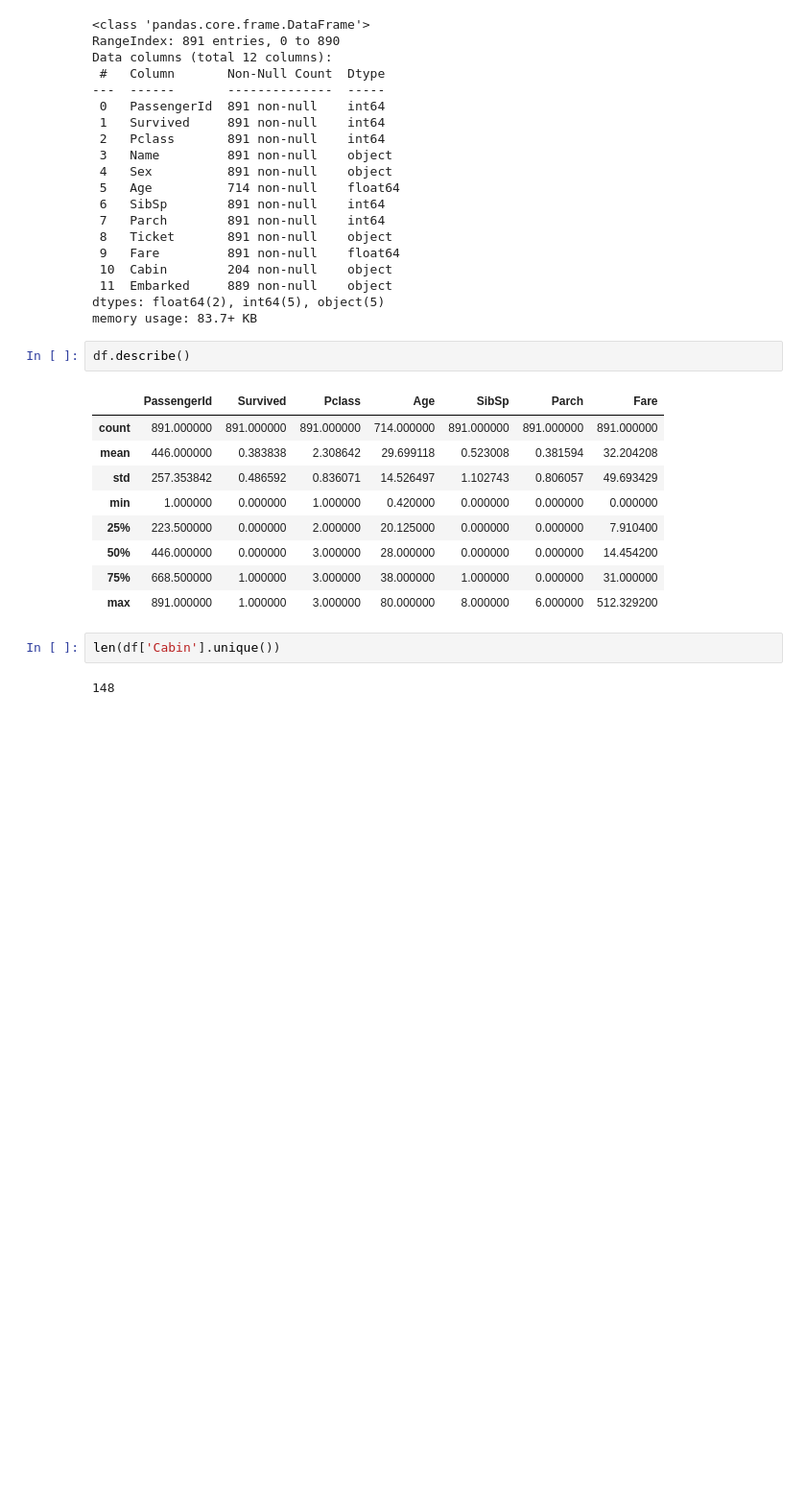
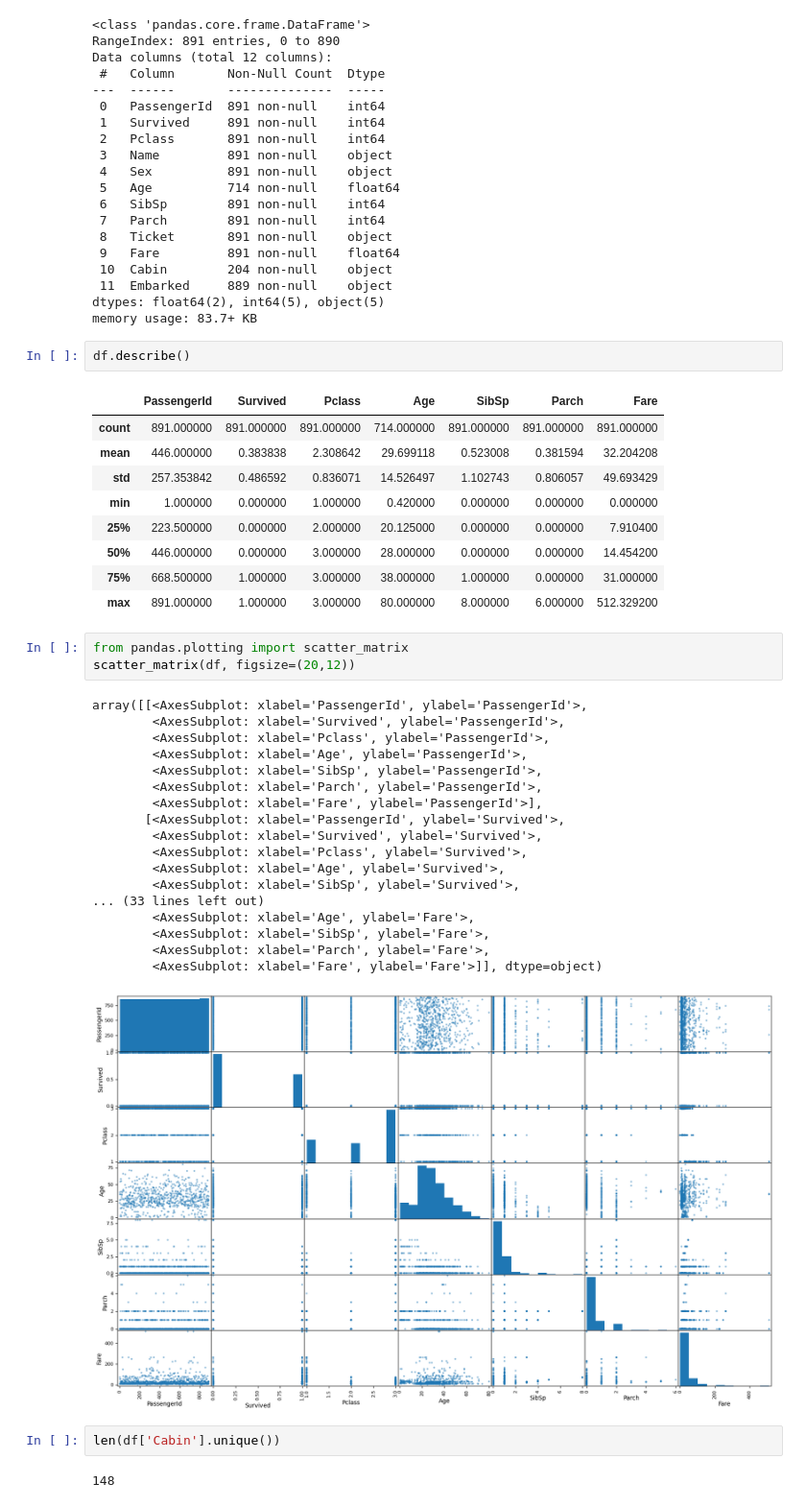
Before and after one commit to FerF8/titanic-kaggle, a Jupyter notebook: feature_engineering.ipynb, the cells around one changed output. Shown at 96% size. Cells and saved outputs as stored; diff of their text form; blank space fills up the shorter version.

```diff
--- a/feature_engineering.ipynb
+++ b/feature_engineering.ipynb
@@ -65,6 +66,28 @@ df.describe()
 | 50% | 446.000000 | 0.000000 | 3.000000 | 28.000000 | 0.000000 | 0.000000 | 14.454200 |
 | 75% | 668.500000 | 1.000000 | 3.000000 | 38.000000 | 1.000000 | 0.000000 | 31.000000 |
 | max | 891.000000 | 1.000000 | 3.000000 | 80.000000 | 8.000000 | 6.000000 | 512.329200 |
+# %%
+from pandas.plotting import scatter_matrix
+scatter_matrix(df, figsize=(20,12))
+# %% [output]
+array([[<AxesSubplot: xlabel='PassengerId', ylabel='PassengerId'>,
+        <AxesSubplot: xlabel='Survived', ylabel='PassengerId'>,
+        <AxesSubplot: xlabel='Pclass', ylabel='PassengerId'>,
+        <AxesSubplot: xlabel='Age', ylabel='PassengerId'>,
+        <AxesSubplot: xlabel='SibSp', ylabel='PassengerId'>,
+        <AxesSubplot: xlabel='Parch', ylabel='PassengerId'>,
+        <AxesSubplot: xlabel='Fare', ylabel='PassengerId'>],
+       [<AxesSubplot: xlabel='PassengerId', ylabel='Survived'>,
+        <AxesSubplot: xlabel='Survived', ylabel='Survived'>,
+        <AxesSubplot: xlabel='Pclass', ylabel='Survived'>,
+        <AxesSubplot: xlabel='Age', ylabel='Survived'>,
+        <AxesSubplot: xlabel='SibSp', ylabel='Survived'>,
+... (33 lines left out)
+        <AxesSubplot: xlabel='Age', ylabel='Fare'>,
+        <AxesSubplot: xlabel='SibSp', ylabel='Fare'>,
+        <AxesSubplot: xlabel='Parch', ylabel='Fare'>,
+        <AxesSubplot: xlabel='Fare', ylabel='Fare'>]], dtype=object)
+[figure, added]
 # %%
 len(df['Cabin'].unique())
 # %% [output]
```
Also changed, not shown: parts of 17 cells of this notebook, 8 other files.
